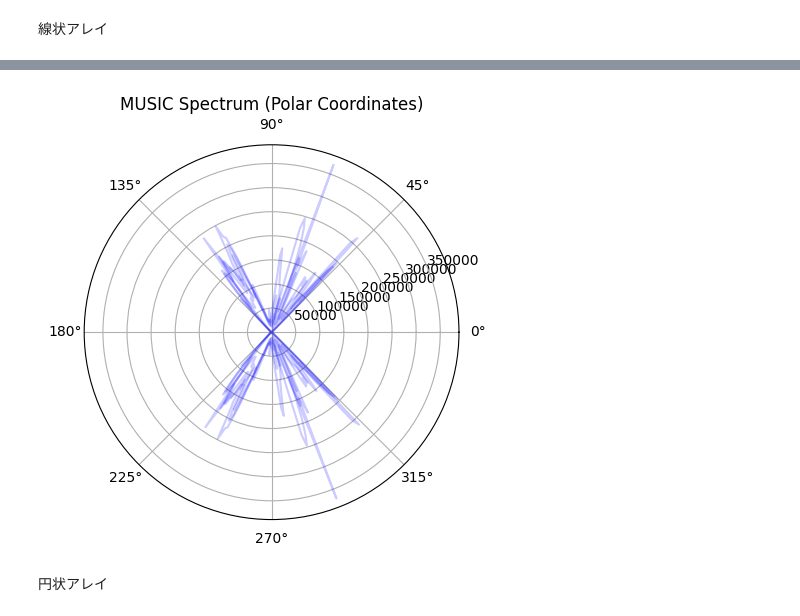
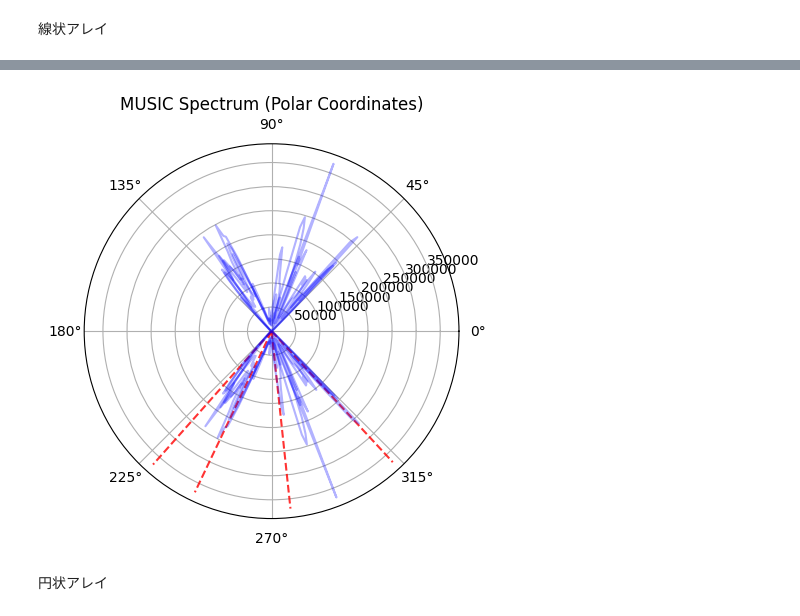
Before and after one commit to masachika-kamada/disaster-quadcopter-sound-source-localization-with-pyroomacoustics, a Jupyter notebook: notebooks/array_shape_liner_and_circular.ipynb, the cells around one changed output, grey strips where cells are left out. Cells and saved outputs as stored; diff of their text form; code cells hidden in the pictures.

Commit message:
Update visualization_tools.py for improved plotting

```diff
--- a/notebooks/array_shape_liner_and_circular.ipynb
+++ b/notebooks/array_shape_liner_and_circular.ipynb
@@ -10,7 +11,7 @@ from lib.custom import create_doa_object
 
 np.random.seed(0)
 # %%
-def run_sevd_music(room ,mic_positions, num_src, log=False):
+def run_sevd_music(room ,mic_positions, num_src, ans):
     room.simulate()
     simulated_signals = room.mic_array.signals
 
@@ -37,7 +38,7 @@ def run_sevd_music(room ,mic_positions, num_src, log=False):
     for f in range(0, X.shape[2], frame_length // 4):
         xs = X[:, :, f : f + frame_length]
         doa.locate_sources(xs, None, freq_range=[300, 3500], auto_identify=True)
-    plot_music_spectra(doa, None, log)
+    plot_music_spectra(doa, None, highlight_angles=ans)
 
 
 def create_room():
@@ -54,6 +55,9 @@ def create_room():
     for i, pos in enumerate(source_positions):
         room.add_source(pos, signal=signal[samples_per_source * i:samples_per_source * (i + 1)])
     return room, len(source_positions)
+
+
+ans = calculate_angles([[-4, 0.5], [-2, 0.8], [0.5, 0.3], [3.7, 1]], [0, 5])
 # %% [markdown]
 線状アレイ
 # %%
@@ -76,7 +80,7 @@ room.plot()
 # %%
-run_sevd_music(room ,mic_positions, num_src - 2)
+run_sevd_music(room ,mic_positions, num_src - 2, ans)
 # %% [output]
-[figure, old version]
+[figure, new version]
 # %% [markdown]
 円状アレイ
 # %%
```
Also changed, not shown: parts of 7 cells of this notebook, 1 other file.
